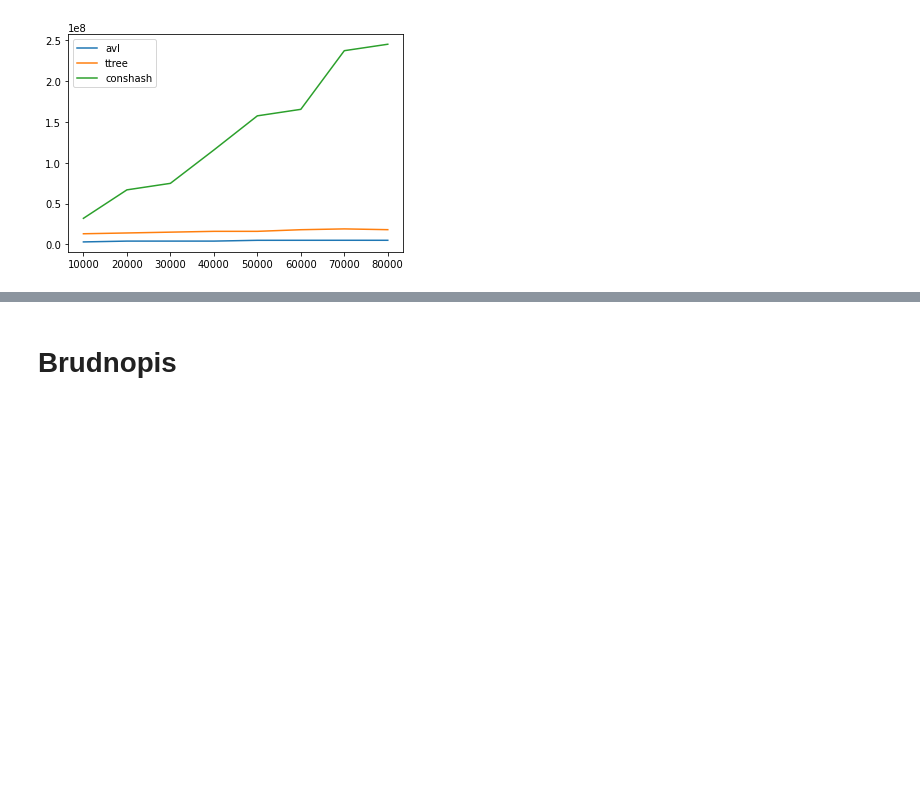
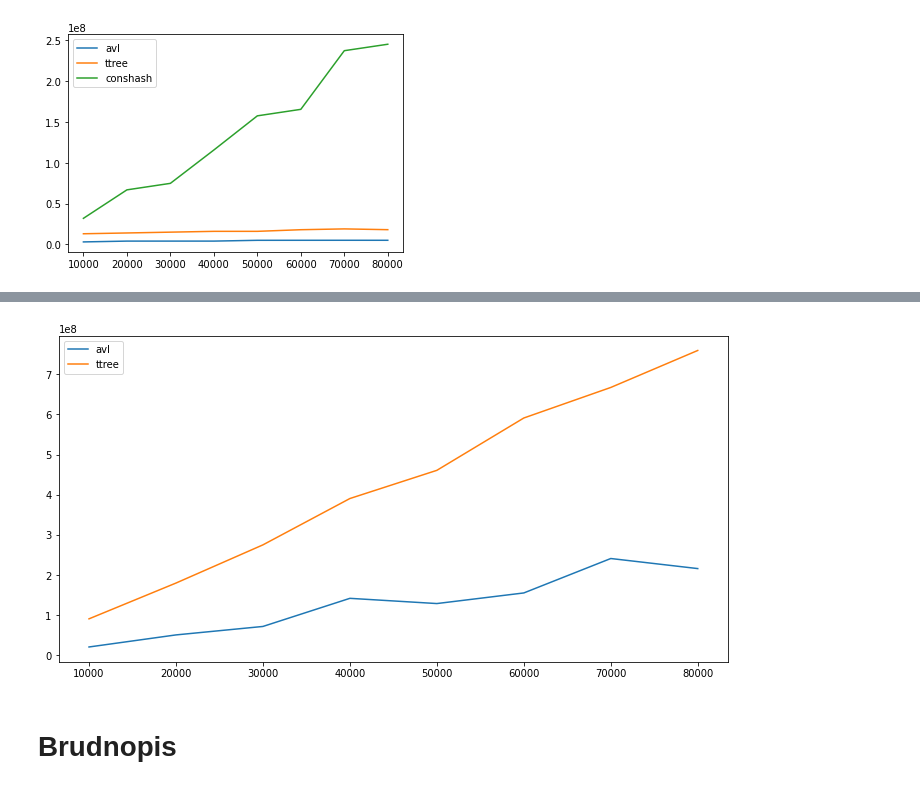
Before and after one commit to WojciechSzczepaniak/-Struktureffizienzstudie, a Jupyter notebook: Pierwsze testy.ipynb, the cells around one changed output, grey strips where cells are left out. Cells and saved outputs as stored; diff of their text form; code cells hidden in the pictures; blank space fills up the shorter version.

```diff
--- a/Pierwsze testy.ipynb
+++ b/Pierwsze testy.ipynb
@@ -754,0 +757,13 @@ def range_search_T_tree(input_data, searchRange):
+# %%
+def add_to_AVL_tree(start,to_add):
+    myTree = AVLTree()
+    root = None
+    for num in start:
+        root = myTree.insert_node(root, num)
+
+    start = time.time_ns()
+    for i in to_add:
+        root = myTree.insert_node(root, i)
+    duration =time.time_ns() - start
+
+    return duration
@@ -866,3 +887,29 @@ plt.show()
+# %%
+%%capture
+x = []
+avl = []
+ttree = []
+conshash = []
+for i in range(10000,90000,10000): #[13000]
+    input_data = [j for j in range(0,i)]
+
+    random.shuffle(input_data)
+    k = int(len(input_data)*0.9)
+    start = input_data[:k]
+    to_add = input_data[k:]
+    x.append(i)
+    avl.append(add_to_AVL_tree(start,to_add))
+    ttree.append(add_to_T_tree(start,to_add))
+    #conshash.append(search_begin(input_data,search))
+# %%
+plt.figure(figsize=(12, 6))
+plt.plot(x,avl, label = "avl")
+plt.plot(x, ttree, label = "ttree")
+#plt.plot(x, conshash, label = "conshash")
+plt.legend()
+plt.show()
+# %% [output]
+[figure, added]
 # %% [markdown]
 # Brudnopis
 # %%
```
Also changed, not shown: parts of 11 cells of this notebook.
